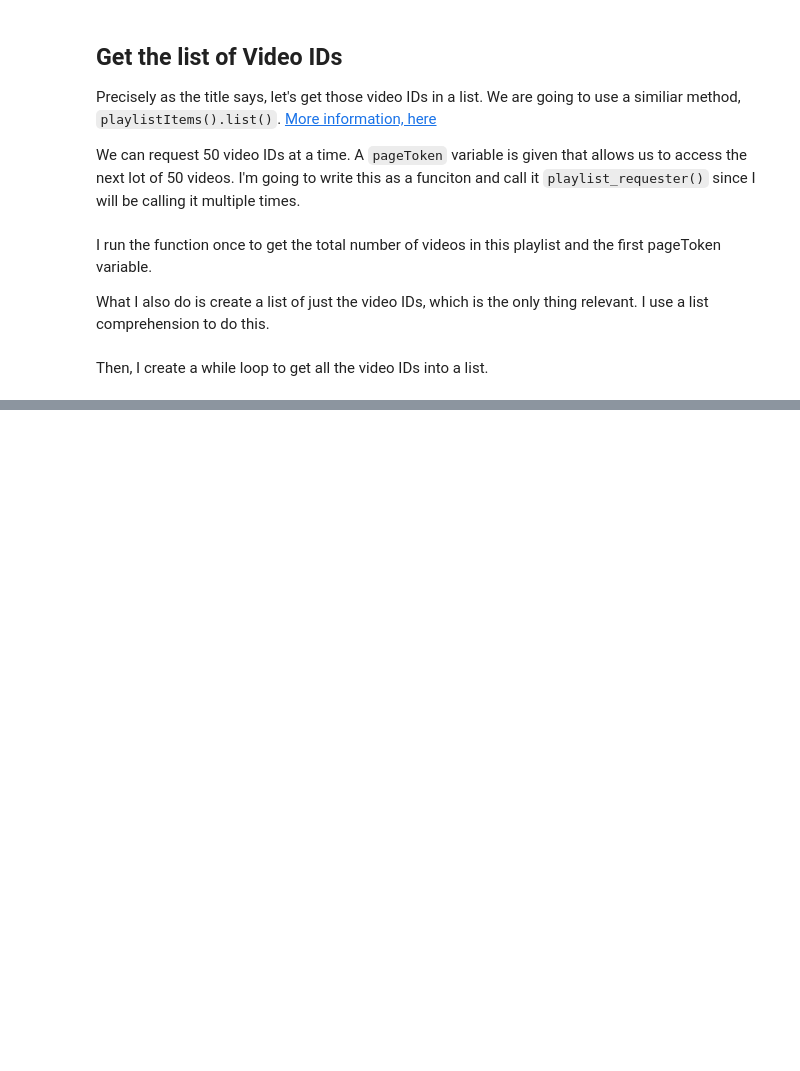
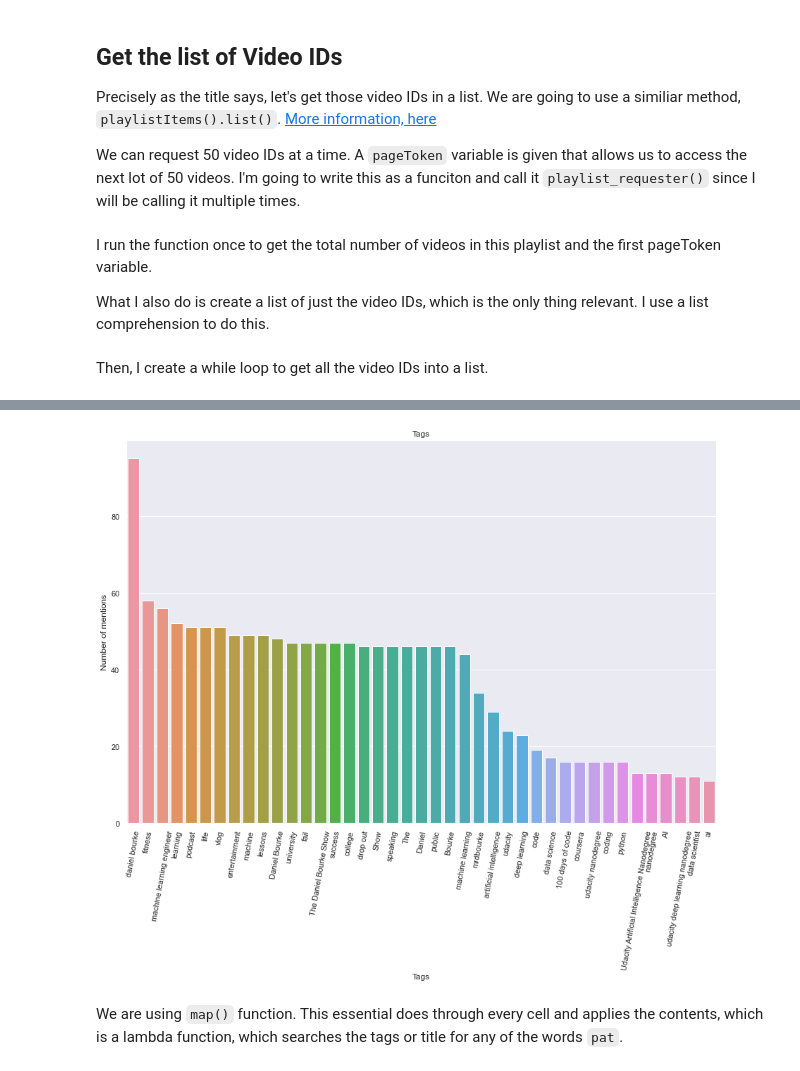
Before and after one commit to shivan-s/MrBourkeYoutubeStats, a Jupyter notebook: MrBourkeYoutubeStats.ipynb, the cells around one changed output, grey strips where cells are left out. Drawn from its saved outputs; the diff is of its cells as text; code cells hidden in the pictures; blank space fills up the shorter version.

```diff
--- a/MrBourkeYoutubeStats.ipynb
+++ b/MrBourkeYoutubeStats.ipynb
@@ -295,3 +168,0 @@ dtype: int64
-# %%
-x = df1['statistics.viewCount']
-np.log(x).hist()
@@ -512,0 +301,5 @@ df1.plot(x='statistics.viewCount', y='statistics.commentCount', kind='scatter')
+# %%
+tags = df['snippet.tags'].apply(pd.Series).stack().reset_index(drop=True).value_counts()
+
+tagsAbove10 = tags[lambda x : x > 10]
+tagsAbove10
@@ -512,0 +324,11 @@ df1.plot(x='statistics.viewCount', y='statistics.commentCount', kind='scatter')
+# %%
+sns.set(style='darkgrid')
+plt.figure(figsize=(15,10))
+
+ax = sns.barplot(tagsAbove10.index, tagsAbove10.values)
+ax.set(title='Tags',xlabel='Tags', ylabel='Number of mentions')
+ticks = ax.set_xticklabels(ax.get_xticklabels(),rotation=80) # if not assigned to a variable, then prints lots of text
+# %% [output]
+[figure, added]
+# %% [markdown]
+We are using `map()` function. This essential does through every cell and applies the contents, which is a lambda function, which searches the tags or title for any of the words  `pat`.
```
Also changed, not shown: parts of 61 cells of this notebook.
